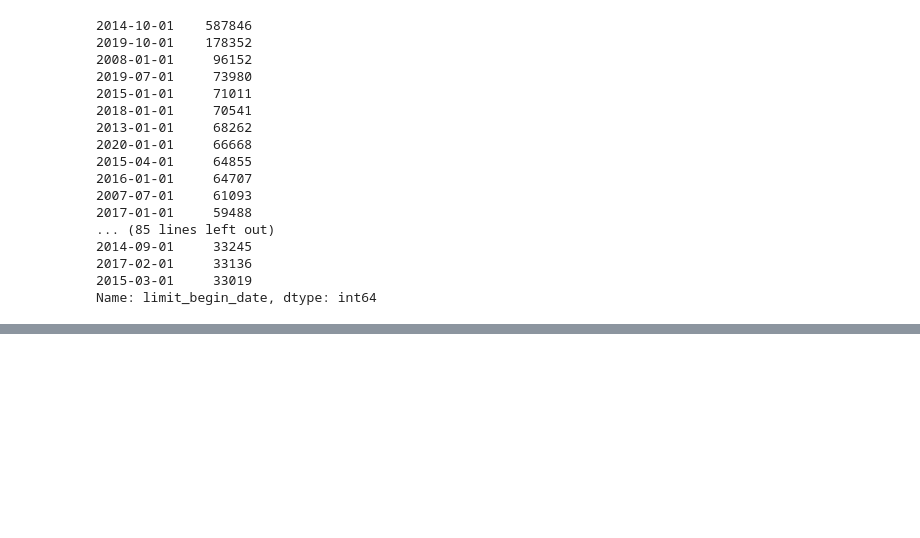
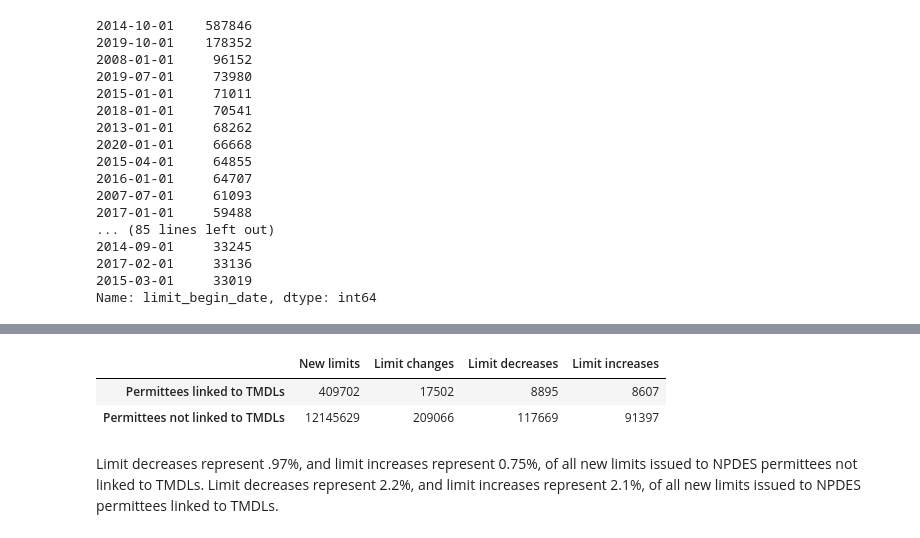
Before and after one commit to reglab/TMDLs_archived, a Jupyter notebook: TMDLS_limit_changes.ipynb, the cells around one changed output, grey strips where cells are left out. Saved outputs shown, nothing was run; the diff lists cells and outputs as text; code cells hidden in the pictures; blank space fills up the shorter version.

```diff
--- a/TMDLS_limit_changes.ipynb
+++ b/TMDLS_limit_changes.ipynb
@@ -831,0 +834,9 @@ Name: parameter_desc, dtype: int64
+# %%
+pd.DataFrame(data={'New limits': [len(limits_all[limits_all['linked_to_TMDL']]), len(limits_all[~limits_all['linked_to_TMDL']])], 'Limit changes': [len(prepped_limits[prepped_limits['linked_to_TMDL']]), len(prepped_limits[~prepped_limits['linked_to_TMDL']])], 'Limit decreases': [len(prepped_limits[(prepped_limits['linked_to_TMDL']) & (prepped_limits['limit_decrease'])]), len(prepped_limits[(~prepped_limits['linked_to_TMDL']) & (prepped_limits['limit_decrease'])])], 'Limit increases': [len(prepped_limits[(prepped_limits['linked_to_TMDL']) & (~prepped_limits['limit_decrease'])]), len(prepped_limits[(~prepped_limits['linked_to_TMDL']) & (~prepped_limits['limit_decrease'])])]}, index=['Permittees linked to TMDLs', 'Permittees not linked to TMDLs'])
+# %% [output]
+|  | New limits | Limit changes | Limit decreases | Limit increases |
+| Permittees linked to TMDLs | 409702 | 17502 | 8895 | 8607 |
+| Permittees not linked to TMDLs | 12145629 | 209066 | 117669 | 91397 |
+# %% [markdown]
+Limit decreases represent .97%, and limit increases represent 0.75%, of all new limits issued to NPDES permittees not linked to TMDLs.
+Limit decreases represent 2.2%, and limit increases represent 2.1%, of all new limits issued to NPDES permittees linked to TMDLs.
```
Also changed, not shown: parts of 7 cells of this notebook.
